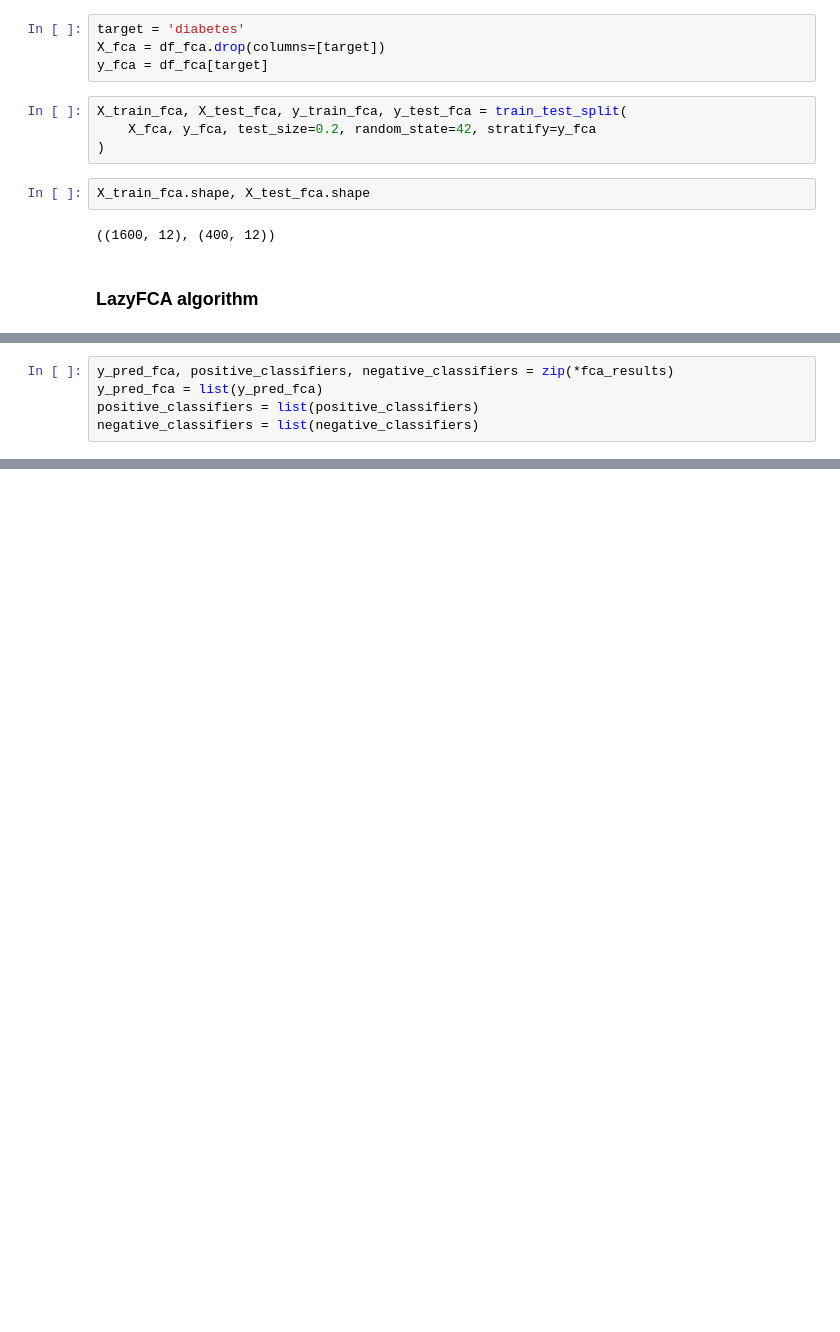
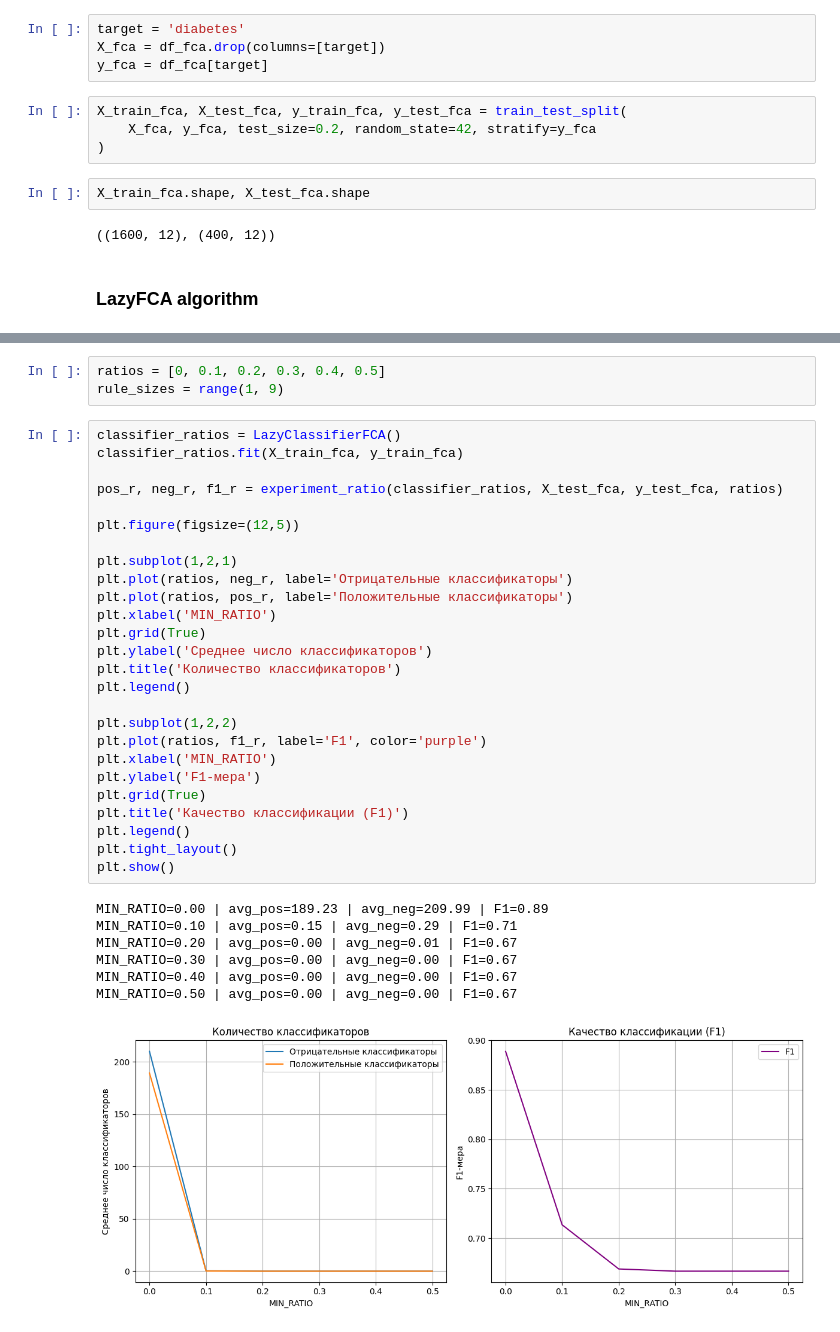
Before and after one commit to avarya13/lazy-fca-classification, a Jupyter notebook: diabetes_prediction.ipynb, the cells around one changed output, grey strips where cells are left out. Saved outputs shown, nothing was run; the diff lists cells and outputs as text; blank space fills up the shorter version.

Commit message:
enh: add fca experiments

```diff
--- a/diabetes_prediction.ipynb
+++ b/diabetes_prediction.ipynb
@@ -722,5 +444,0 @@ sample 1028 is classified as 1, positive_classifiers=366, negative_classifiers=1
-# %%
-y_pred_fca, positive_classifiers, negative_classifiers = zip(*fca_results)
-y_pred_fca = list(y_pred_fca)
-positive_classifiers = list(positive_classifiers)
-negative_classifiers = list(negative_classifiers)
@@ -730,0 +642,37 @@ f1_score(y_test_fca[:100], y_pred_fca)
+# %%
+ratios = [0, 0.1, 0.2, 0.3, 0.4, 0.5]
+rule_sizes = range(1, 9)
+# %%
+classifier_ratios = LazyClassifierFCA()
+classifier_ratios.fit(X_train_fca, y_train_fca)
+
+pos_r, neg_r, f1_r = experiment_ratio(classifier_ratios, X_test_fca, y_test_fca, ratios)
+
+plt.figure(figsize=(12,5))
+
+plt.subplot(1,2,1)
+plt.plot(ratios, neg_r, label='Отрицательные классификаторы')
+plt.plot(ratios, pos_r, label='Положительные классификаторы')
+plt.xlabel('MIN_RATIO')
+plt.grid(True)
+plt.ylabel('Среднее число классификаторов')
+plt.title('Количество классификаторов')
+plt.legend()
+
+plt.subplot(1,2,2)
+plt.plot(ratios, f1_r, label='F1', color='purple')
+plt.xlabel('MIN_RATIO')
+plt.ylabel('F1-мера')
+plt.grid(True)
+plt.title('Качество классификации (F1)')
+plt.legend()
+plt.tight_layout()
+plt.show()
+# %% [output]
+MIN_RATIO=0.00 | avg_pos=189.23 | avg_neg=209.99 | F1=0.89
+MIN_RATIO=0.10 | avg_pos=0.15 | avg_neg=0.29 | F1=0.71
+MIN_RATIO=0.20 | avg_pos=0.00 | avg_neg=0.01 | F1=0.67
+MIN_RATIO=0.30 | avg_pos=0.00 | avg_neg=0.00 | F1=0.67
+MIN_RATIO=0.40 | avg_pos=0.00 | avg_neg=0.00 | F1=0.67
+MIN_RATIO=0.50 | avg_pos=0.00 | avg_neg=0.00 | F1=0.67
+[figure, added]
```
Also changed, not shown: parts of 15 cells of this notebook.
